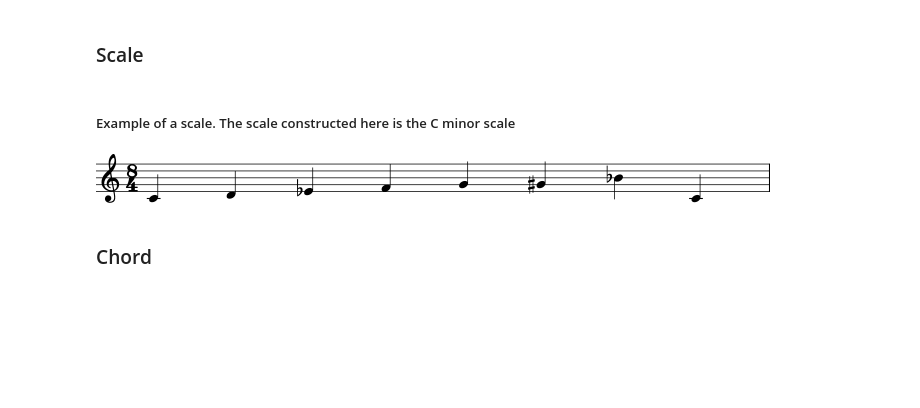
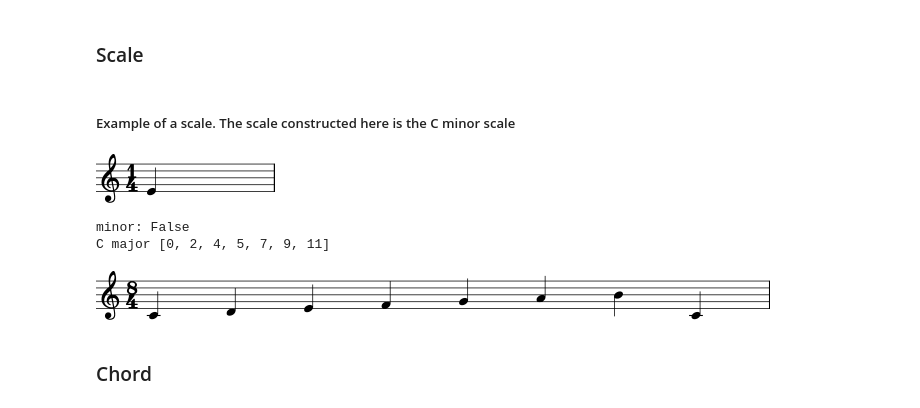
Before and after one commit to AlainSchoebi/MusicalTheory, a Jupyter notebook: notebook1.ipynb, the cells around one changed output. Cells and saved outputs as stored; diff of their text form; code cells hidden in the pictures; blank space fills up the shorter version.

```diff
--- a/notebook1.ipynb
+++ b/notebook1.ipynb
@@ -125,28 +123,43 @@ class Scale:
             self.interval = _interval;
 
 
-    # Transposes the base note (of i semi tones)
+    # Transposes the base note (of i semi tones) --> DELETED, NOT USED ANYMORE
     def baseTranspose(self, i):
         return self.baseNote.transpose(i);
 
-    # Gets the ith tone of the scale
+    # Gets the ith tone of the scale, i = 1 returns the fundamental, i = 2 returns the "seconde"
     def getTone(self, i):
         return self.baseNote.transpose(self.interval[(i-1)%len(self.interval)]);
-
-    def isToneOnScale(self, note):
-        for i in range(len(self.interval)):
-           # print(self.baseTranspose(self.interval[i]).name)
-            if isSameNoteWithoutOctave(self.baseTranspose(self.interval[i]), note):
-                return True;
-        return False;
 
     # Get notes of the scale without considering the octave
     def getNotesWithoutOctave(self):
         n = [self.baseNote.transpose(i) for i in self.interval];
         return n;
 
+    def isToneOnScale(self, note):
+        for i in range(len(self.interval)):
+            if isSameNoteWithoutOctave(self.baseNote.transpose(self.interval[i]), note):
+                return True;
+        return False;
+
+    # is Minor if the third minor is on the scale
+    def isMinor(self):
+        return self.isToneOnScale(self.baseNote.transpose(3));
+
+    # is Major if the third major is on the scale
+    def isMajor(self):
+        return self.isToneOnScale(self.baseNote.transpose(4));
+
+
     # show is a function that shows all the notes of the scale.
     def show(self):
+        text = self.baseNote.pitch.name;
+        if self.isMajor():
+            text += " major";
+        if self.isMinor():
+            text += " minor";
+        print(text, self.interval);
+
         m = stream.Measure();
         m.append([self.baseNote.transpose(i) for i in self.interval]);
         m.append(self.baseNote.transpose(12));
@@ -154,10 +167,15 @@ class Scale:
 # %% [markdown]
 ##### Example of a scale. The scale constructed here is the C minor scale
 # %%
-s = Scale(note.Note("C"), scalesIntervalDictionnary["minor"]);
+s = Scale(note.Note("C"), scalesIntervalDictionnary["major"]);
+s.getTone(3).show() # la tierce
+print("minor:", s.isMinor())
 s.show();
 # %% [output]
-[figure, old version]
+[figure, new version]
+minor: False
+C major [0, 2, 4, 5, 7, 9, 11]
+[figure, added]
 # %% [markdown]
 ### Chord
 # %%
```
Also changed, not shown: parts of 19 cells of this notebook, 2 other files.
